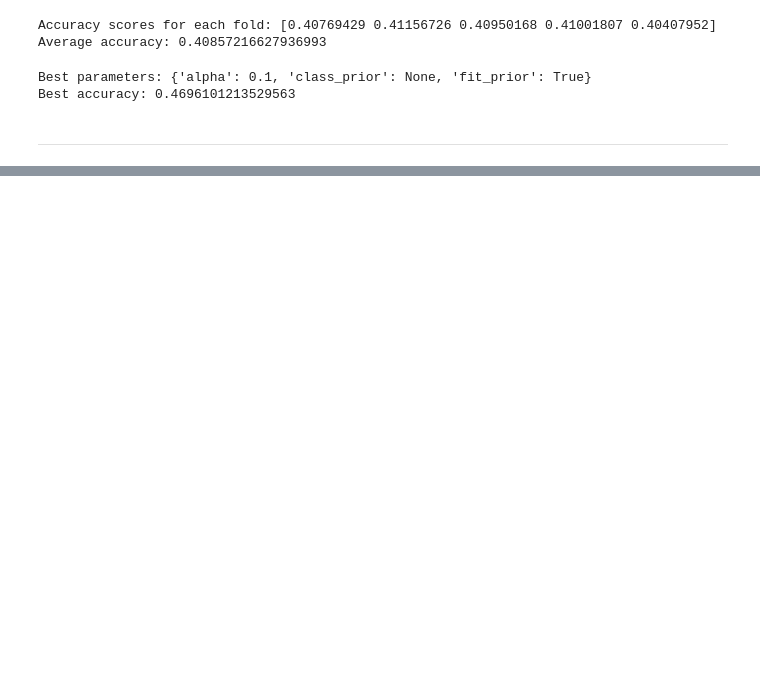
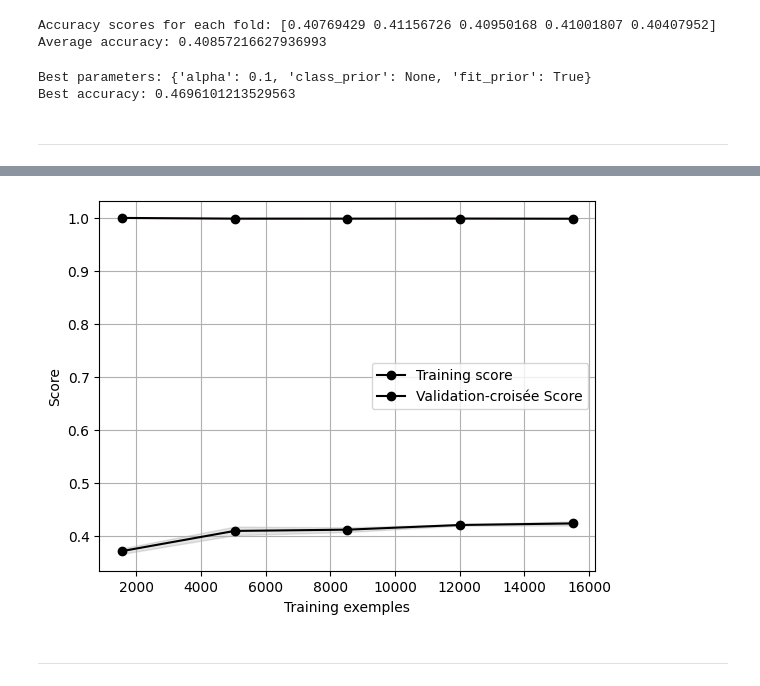
Before and after one commit to XINHAO-ZHANG/5eme_DEFT_Fouille_Opinion, a Jupyter notebook: test.ipynb, the cells around one changed output, grey strips where cells are left out. Saved outputs shown, nothing was run; the diff lists cells and outputs as text; code cells hidden in the pictures; blank space fills up the shorter version.

Commit message:
+randomforest

```diff
--- a/test.ipynb
+++ b/test.ipynb
@@ -158,7 +158,7 @@ def tfidfVectorize(CSV_train, CSV_test):
         max_df=0.6,
         use_idf=True,
         sublinear_tf=True,
-        max_features=50000
+        max_features=10000
     )
 
     # vectoriser les textes d'entraînement et de test
@@ -300,3 +419,16 @@ weighted avg       0.73      0.73      0.73     12913
+# %%
+
+# 定义朴素贝叶斯分类器
+model = RandomForestClassifier(n_estimators = 100,max_depth=127,min_samples_split=4, min_samples_leaf=2, random_state=42)
+
+# 绘制学习曲线
+plot_learning_curve(model, "", X_train_fr, y_train_fr, cv=5)
+
+plt.show()
+# %% [output]
+[figure, added]
+# %% [markdown]
+---
 # %%
 #!/usr/bin/env python3
 from sklearn.metrics import confusion_matrix
```
Also changed, not shown: parts of 14 cells of this notebook, 8 other files.
